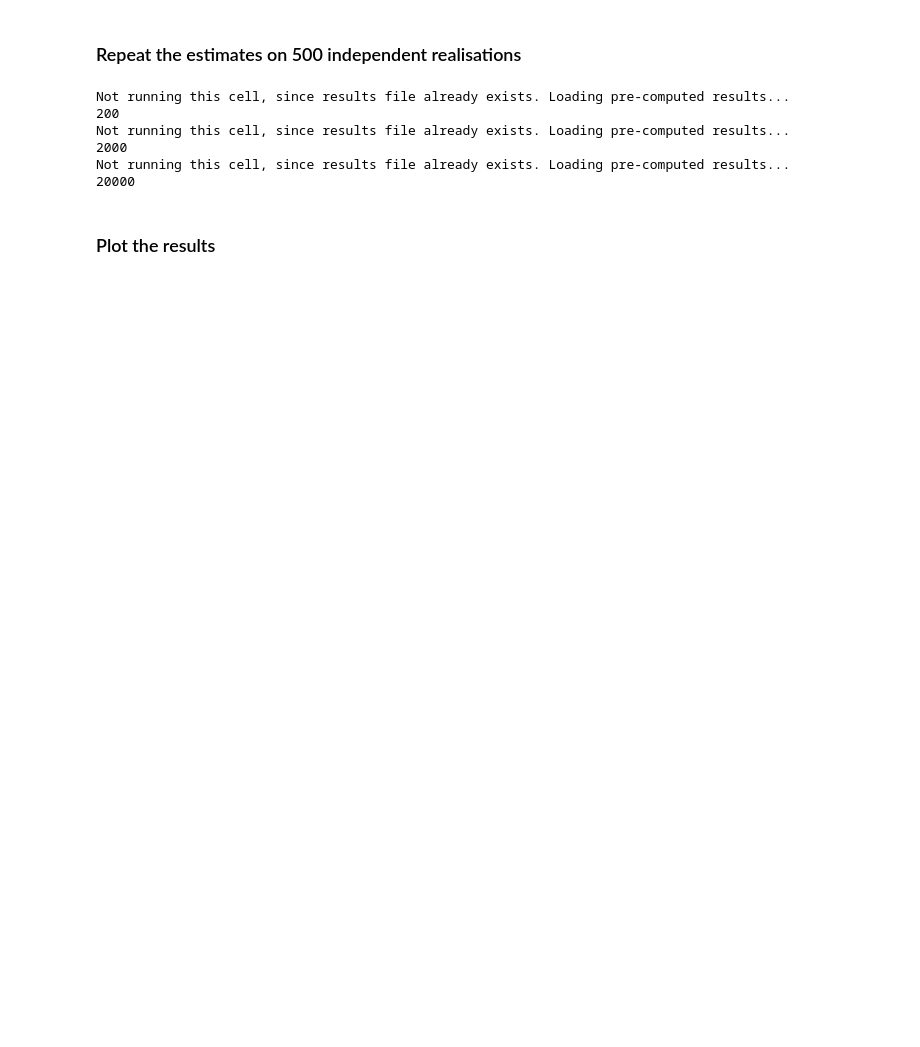
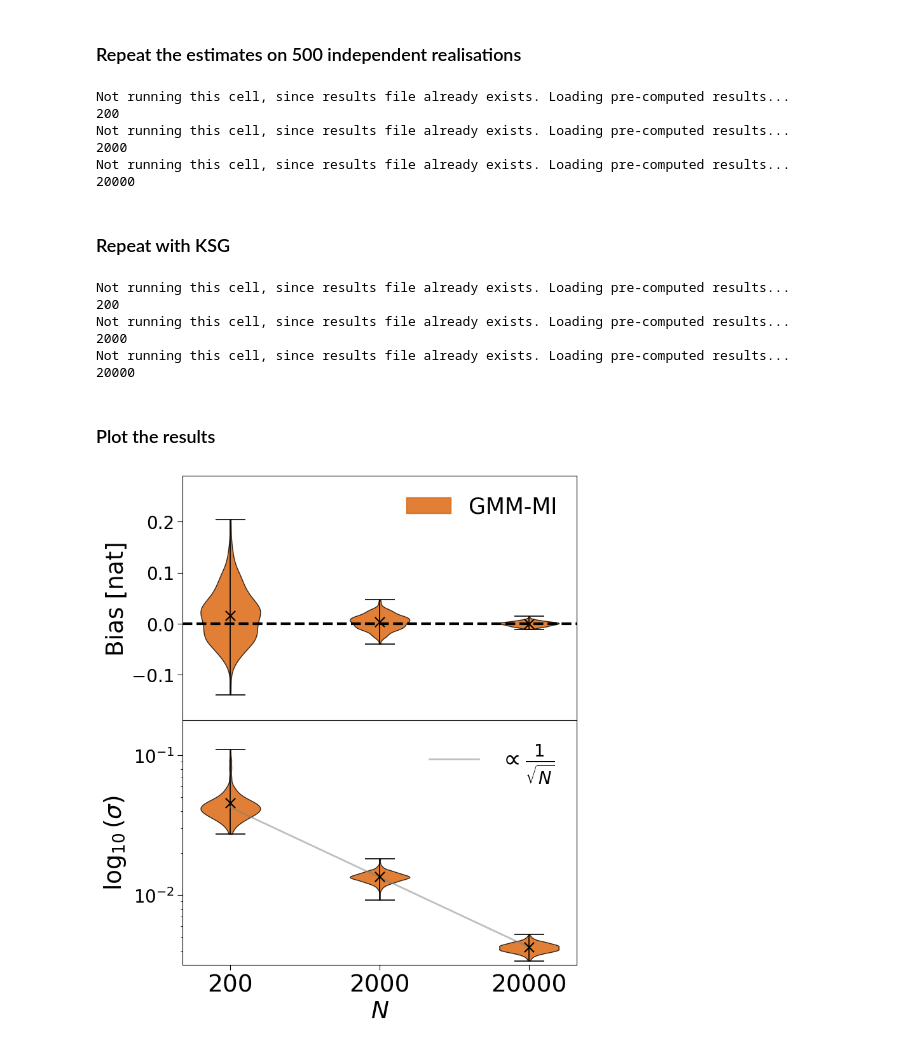
Before and after one commit to dpiras/GMM-MI, a Jupyter notebook: notebooks/invariance_bias/2_transformation_invariance_log.ipynb, the cells around one changed output. Cells and saved outputs as stored; diff of their text form; code cells hidden in the pictures; blank space fills up the shorter version.

```diff
--- a/notebooks/invariance_bias/2_transformation_invariance_log.ipynb
+++ b/notebooks/invariance_bias/2_transformation_invariance_log.ipynb
@@ -82,6 +90,55 @@ Not running this cell, since results file already exists. Loading pre-computed r
 2000
 Not running this cell, since results file already exists. Loading pre-computed results...
 20000
+# %% [markdown]
+### Repeat with KSG
+# %%
+from sklearn.feature_selection import mutual_info_regression
+n_neighbors = 1 # keep minimum bias
+
+for N in N_values:
+    results_file = f'./results/MI_{transformation}_{random_states}_{N}_ksg.npy'
+
+    if os.path.isfile(results_file):
+        print('Not running this cell, since results file already exists. '
+              'Loading pre-computed results...')
+        knn_estimates = np.load(results_file)
+    else:
+        print(f'Estimating MI, and saving results...')
+        knn_estimates = np.zeros((random_states))
+
+        for r in range(random_states):
+            # create different realisation of ground truth; note the different random_state each time
+            X = GMM(n_components=n_components, weights_init=weights,
+                              means_init=means, covariances_init=covariances,
+                              random_state=r).sample(N)[0]
+            X = nonlinear_transformation(X)
+
+            knn_estimates[r] = mutual_info_regression(X[:, 0].reshape(-1, 1), X[:, 1],
+                                                n_neighbors=n_neighbors)
+
+            np.save(results_file, knn_estimates)
+    print(N)
+# %% [output]
+Not running this cell, since results file already exists. Loading pre-computed results...
+200
+Not running this cell, since results file already exists. Loading pre-computed results...
+2000
+Not running this cell, since results file already exists. Loading pre-computed results...
+20000
 # %% [markdown]
 ### Plot the results
+# %%
+y_values = np.zeros((len(N_values), 500))
+std_values = np.zeros((len(N_values), 500))
+
+for i, N in enumerate(N_values):
+    MI_file = np.load(f'./results/MI_{transformation}_500_{N}.npy')
+    y_values[i] = MI_file[:, 0]-analytic
+    std_values[i] = MI_file[:, 1]
+
+violin_plots(y_values, std_values,
+             transformation=transformation, N_values=N_values)
+# %% [output]
+[figure, added]
 # %%
```
Also changed, not shown: parts of 6 cells of this notebook, 28 other files.
